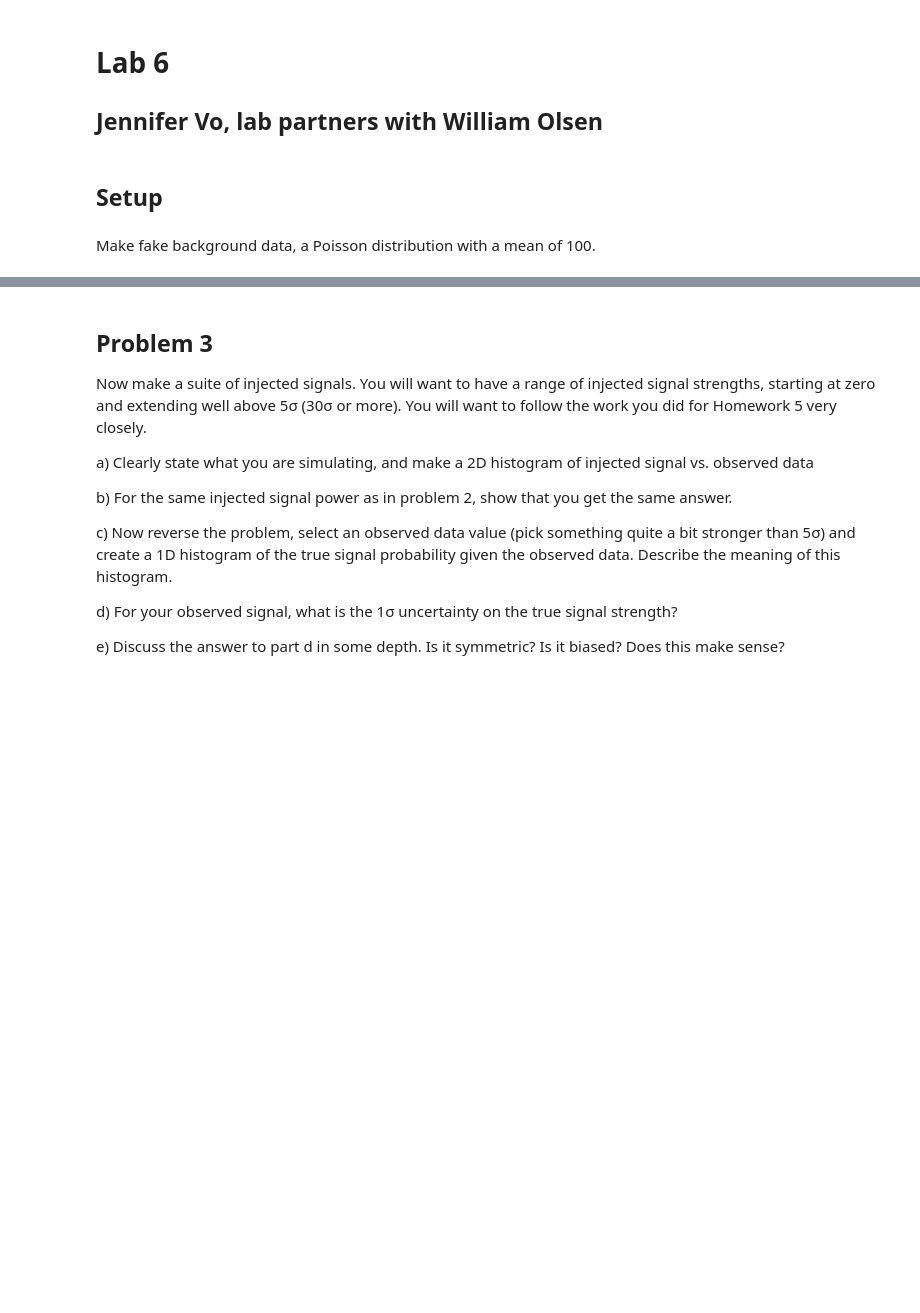
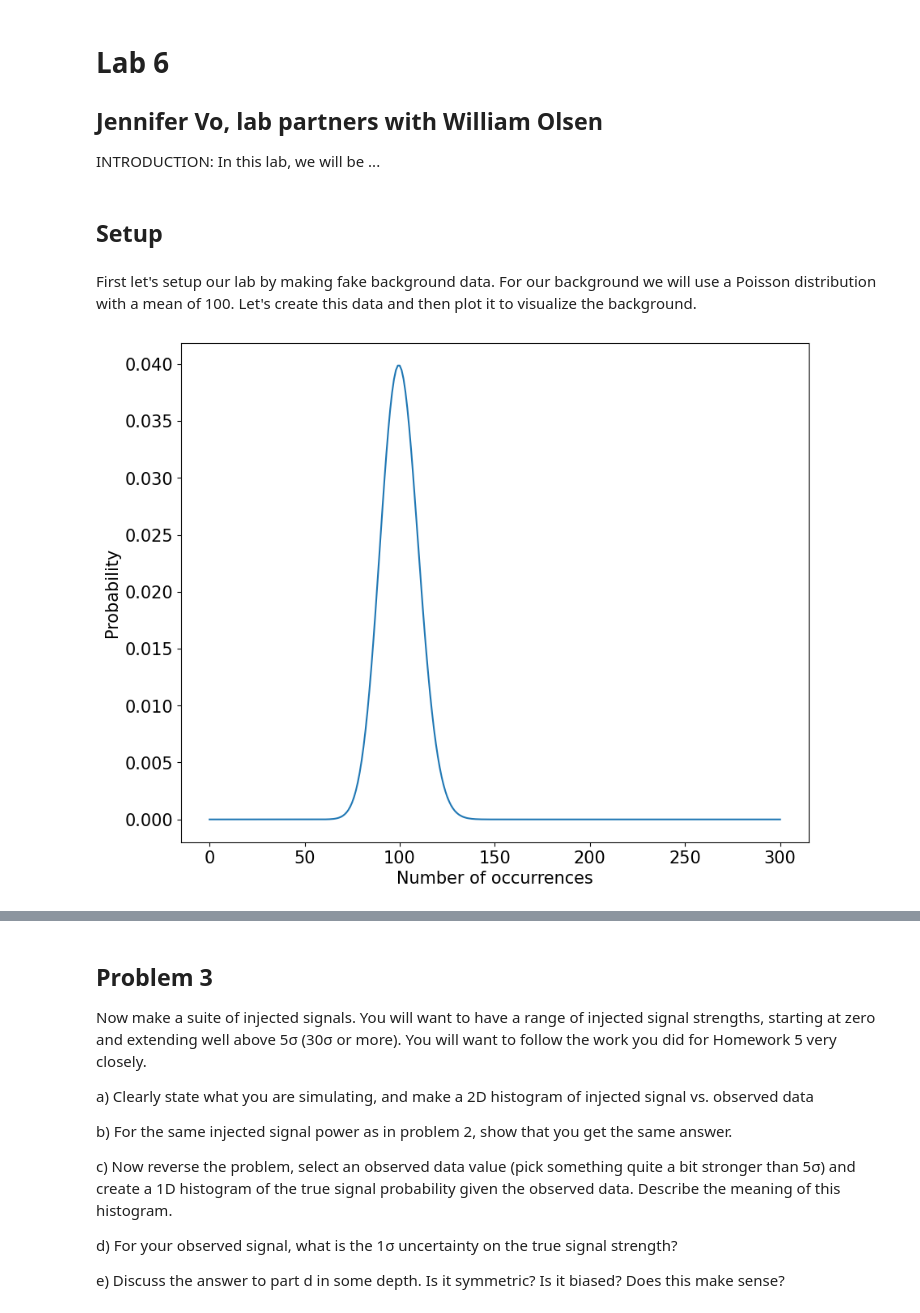
Before and after one commit to jenniv27/phys434, a Jupyter notebook: Labs/Lab6.ipynb, the cells around one changed output, grey strips where cells are left out. Saved outputs shown, nothing was run; the diff lists cells and outputs as text; code cells hidden in the pictures; blank space fills up the shorter version.

Commit message:
finished 1, started prob 2

```diff
--- a/Labs/Lab6.ipynb
+++ b/Labs/Lab6.ipynb
@@ -2,9 +2,35 @@
 # Lab 6
 
 ## Jennifer Vo, lab partners with William Olsen
+INTRODUCTION: In this lab, we will be ...
 # %% [markdown]
 ## Setup
 # %% [markdown]
-Make fake background data, a Poisson distribution with a mean of 100.
+First let's setup our lab by making fake background data. For our background we will use a Poisson distribution with a mean of 100. Let's create this data and then plot it to visualize the background.
+# %%
+%matplotlib inline
+import numpy as np
+import matplotlib
+import matplotlib.pyplot as plt
+import scipy
+from scipy import stats
+import h5py
+import math
+import pickle
+
+#this sets the size of the plots to something useful
+plt.rcParams["figure.figsize"] = (10,8)
+# %%
+bkgd_mean = 100
+bkgd_x = np.linspace(0,300,301)
+bkgd_prob = stats.poisson.pmf(bkgd_x, bkgd_mean)
+
+plt.plot(bkgd_x, bkgd_prob)
+plt.tick_params(labelsize=15)
+plt.xlabel('Number of occurrences', fontsize = 15)
+plt.ylabel('Probability', fontsize = 15)
+plt.show()
+# %% [output]
+[figure, added]
 # %% [markdown]
 ## Problem 1
```
Also changed, not shown: parts of 8 cells of this notebook.
